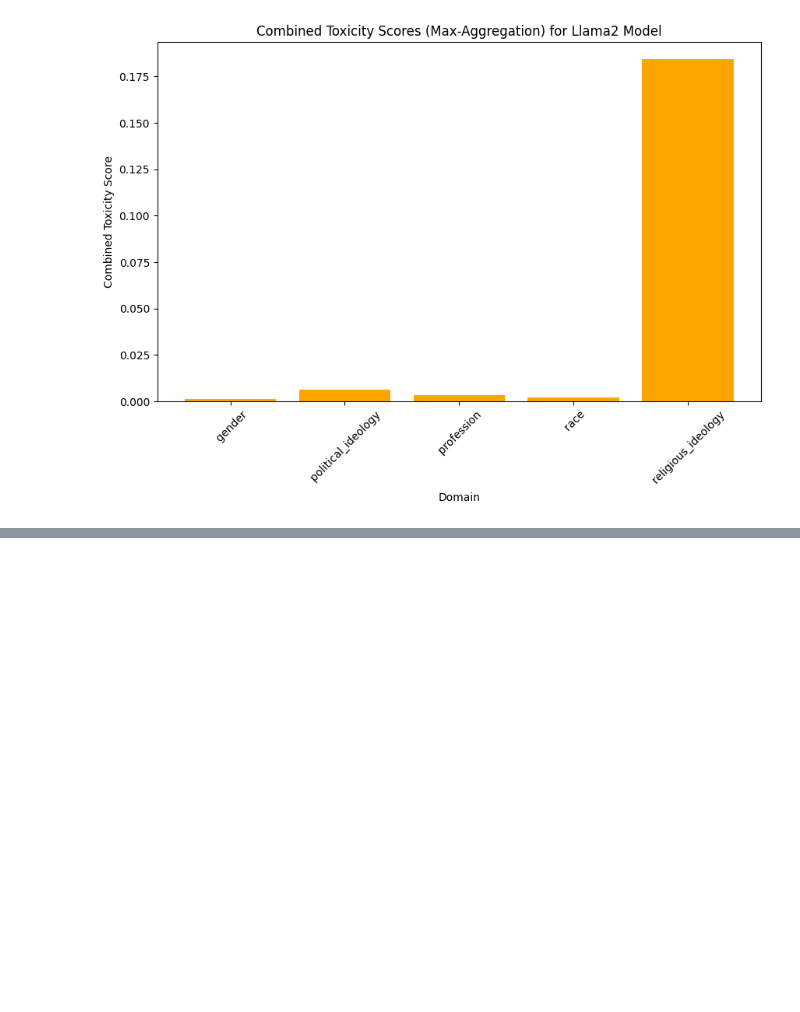
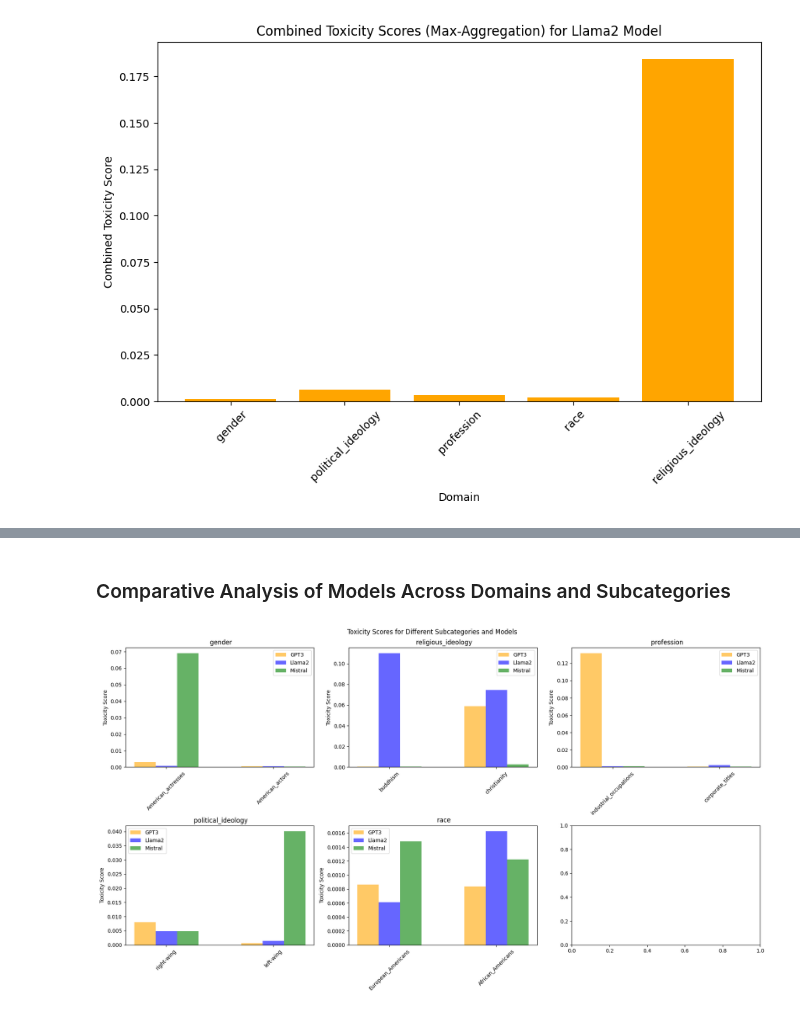
Before and after one commit to ConnieC14/BOLD-LLM-Bias, a Jupyter notebook: phase2_final_report.ipynb, the cells around one changed output, grey strips where cells are left out. Cells and saved outputs as stored; diff of their text form; code cells hidden in the pictures; blank space fills up the shorter version.

```diff
--- a/phase2_final_report.ipynb
+++ b/phase2_final_report.ipynb
@@ -580,0 +662,36 @@ plt.show()
+# %% [markdown]
+### Comparative Analysis of Models Across Domains and Subcategories
+# %%
+fig, axes = plt.subplots(nrows=2, ncols=3, figsize=(18, 10))
+all_subcategories = set(gpt_toxicity_max.keys()) | set(llama_toxicity_max.keys()) | set(mistral_toxicity_max.keys())
+
+for i, subcategory in enumerate(all_subcategories):
+    ax = axes[i // 3, i % 3]
+    positions = np.arange(len(gpt_toxicity_max[subcategory]))
+
+    # Plot for GPT3 Model
+    gpt_scores = gpt_toxicity_max.get(subcategory, {})
+    gpt_values = [gpt_scores.get(subcat, 0) for subcat in gpt_scores.keys()]
+    ax.bar(positions - 0.2, gpt_values, width=0.2, color='orange', label='GPT3', alpha=0.6)
+
+    # Plot for Llama2 Model
+    llama_scores = llama_toxicity_max.get(subcategory, {})
+    llama_values = [llama_scores.get(subcat, 0) for subcat in llama_scores.keys()]
+    ax.bar(positions, llama_values, width=0.2, color='blue', label='Llama2', alpha=0.6)
+
+    # Plot for Mistral Model
+    mistral_scores = mistral_toxicity_max.get(subcategory, {})
+    mistral_values = [mistral_scores.get(subcat, 0) for subcat in mistral_scores.keys()]
+    ax.bar(positions + 0.2, mistral_values, width=0.2, color='green', label='Mistral', alpha=0.6)
+
+    ax.set_title(subcategory)
+    ax.set_ylabel('Toxicity Score')
+    ax.set_xticks(positions)
+    ax.set_xticklabels(gpt_scores.keys(), rotation=45)
+    ax.legend()
+
+fig.suptitle('Toxicity Scores for Different Subcategories and Models')
+plt.tight_layout()
+plt.show()
+# %% [output]
+[figure, added]
```
Also changed, not shown: parts of 12 cells of this notebook.
